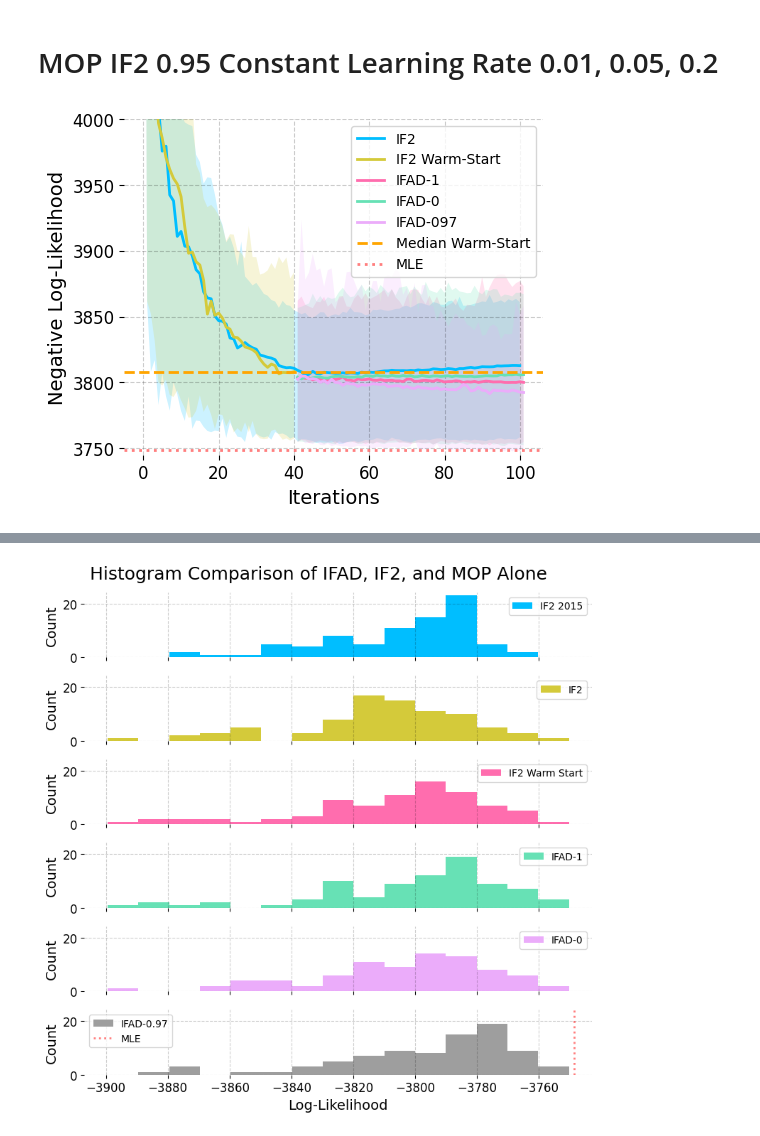
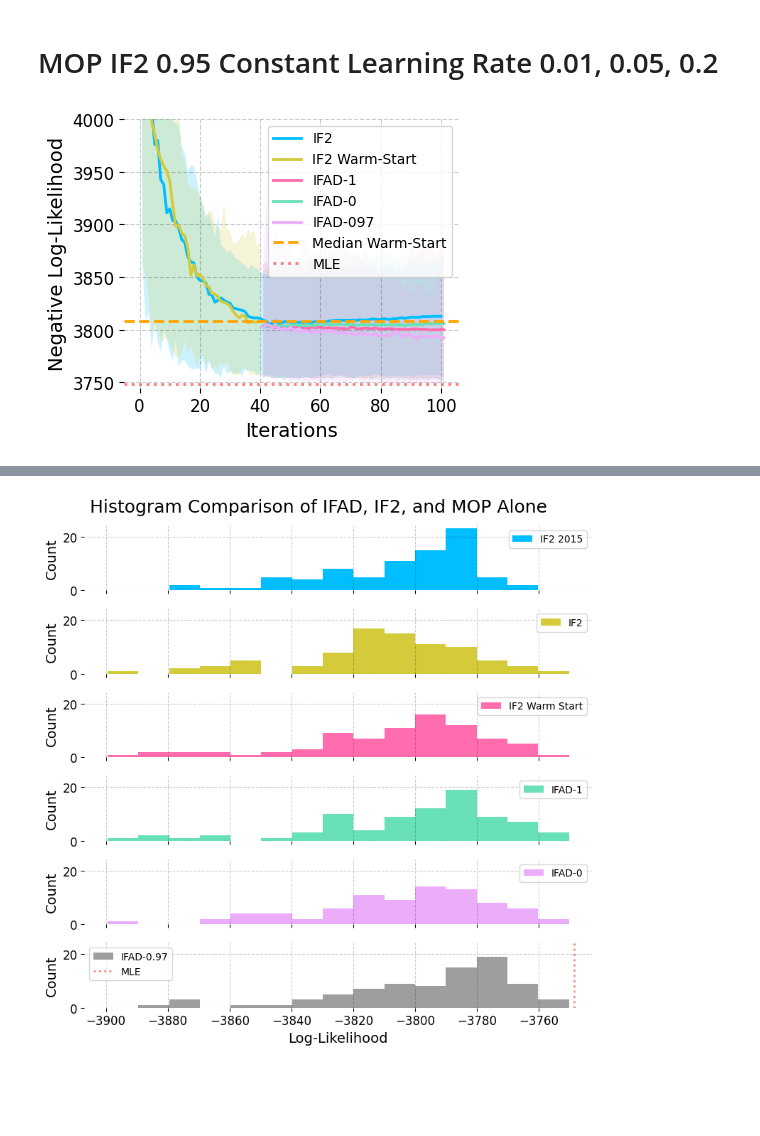
Before and after one commit to hetankevin/diffilter, a Jupyter notebook: cholera.ipynb, the cells around one changed output, grey strips where cells are left out. Cells and saved outputs as stored; diff of their text form; code cells hidden in the pictures; blank space fills up the shorter version.

```diff
--- a/cholera.ipynb
+++ b/cholera.ipynb
@@ -357,40 +375,40 @@ gd_runs.index += 41
 gd_pf_runs.index += 41
 gd_mop_runs.index += 41
 
-plt.figure(figsize=(5,4))
+plt.figure(figsize=(5/1.2,4/1.2))
 
 mif_runs[quantiles[1]].plot(label='IF2', linestyle='solid')
 mif_warm_runs[quantiles[1]].plot(label='IF2 Warm-Start', linestyle='solid')
 gd_runs[quantiles[1]].plot(label='IFAD-1')
 gd_pf_runs[quantiles[1]].plot(label='IFAD-0')
 gd_mop_runs[quantiles[1]].plot(label='IFAD-097')
 
 plt.fill_between(mif_runs.index,
                  mif_runs[quantiles[0]],
                 mif_runs[quantiles[2]], alpha=0.2)
 plt.fill_between(mif_warm_runs.index,
                  mif_warm_runs[quantiles[0]],
                 mif_warm_runs[quantiles[2]], alpha=0.2)
 plt.fill_between(gd_runs.index,
                  gd_runs[quantiles[0]],
                 gd_runs[quantiles[2]], alpha=0.2)
 plt.fill_between(gd_runs.index,
                  gd_pf_runs[quantiles[0]],
                 gd_pf_runs[quantiles[2]], alpha=0.2)
 plt.fill_between(gd_runs.index,
                  gd_mop_runs[quantiles[0]],
                 gd_mop_runs[quantiles[2]], alpha=0.2)
 plt.axhline(np.median(np.array(mif_logliks_warm_trials), 0)[-1],
             linestyle='dashed', color='orange', alpha=1, label='Median Warm-Start')
 plt.axhline(3748.5, linestyle='dotted', color='red', alpha=0.5, label='MLE')
 plt.legend()
 plt.ylim(3745,4000)
 plt.tight_layout()
 plt.xlabel('Iterations')
 plt.ylabel('Negative Log-Likelihood')
 #plt.title('Optimization Progress of IFAD and IF2')
 plt.savefig('imgs/095/optim.png', bbox_inches='tight')
 # %% [output]
-[figure, old version]
+[figure, new version]
 # %%
 # IF2 0.95
```
Also changed, not shown: parts of 12 cells of this notebook, 9 other files.
